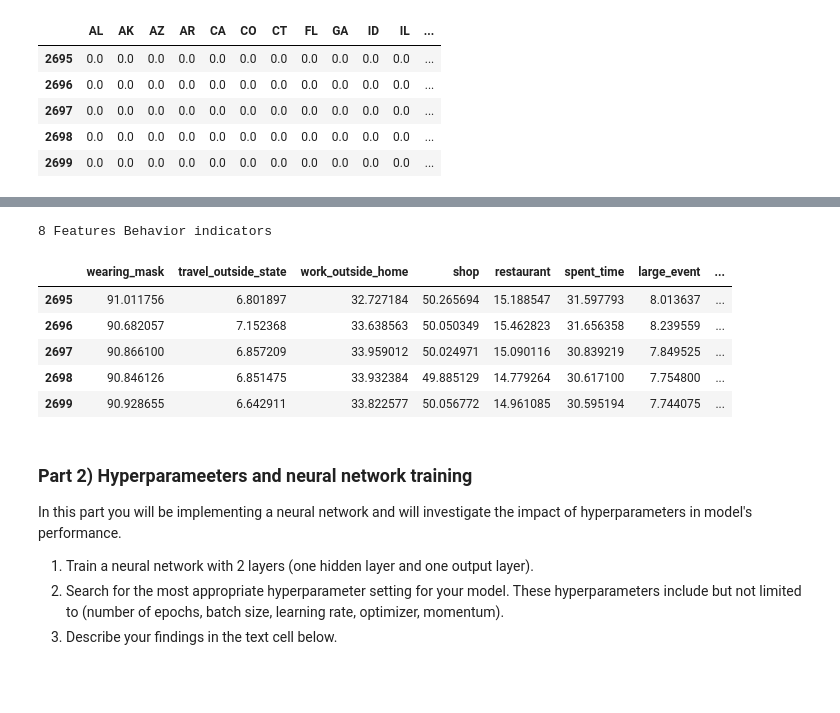
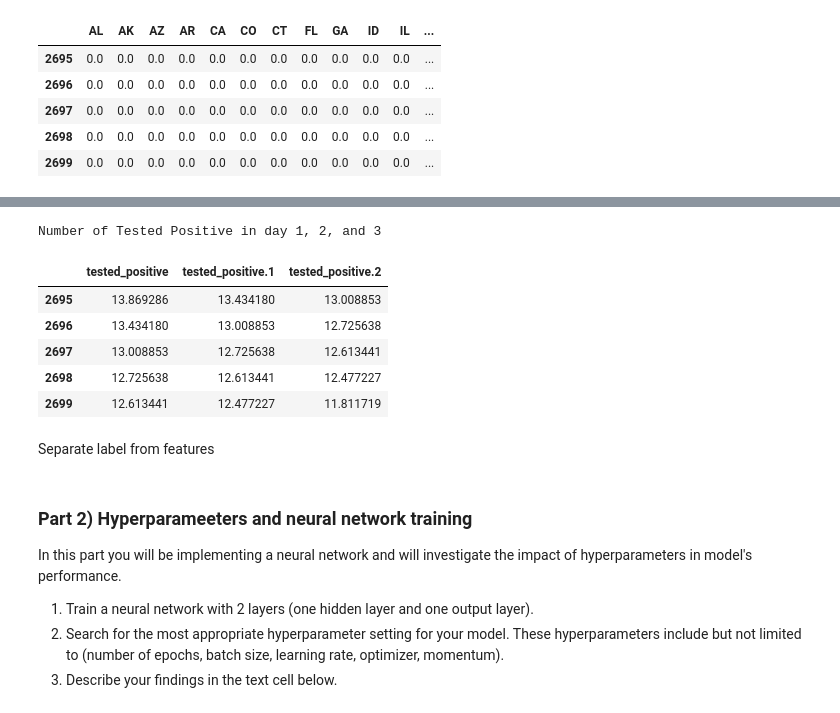
Before and after one commit to alexsalman/DeepLearningAssignments, a Jupyter notebook: Assignment_1.ipynb, the cells around one changed output, grey strips where cells are left out. Cells and saved outputs as stored; diff of their text form; code cells hidden in the pictures; blank space fills up the shorter version.

Commit message:
Understand the data - draft

```diff
--- a/Assignment_1.ipynb
+++ b/Assignment_1.ipynb
@@ -136,0 +144,11 @@ data.iloc[-5:,41:45]
+# %%
+print('8 Features Behavior indicators')
+pd.set_option("display.max_columns", len(data.columns))
+#data.iloc[-5:,45:53]
+data[['wearing_mask', 'travel_outside_state',
+       'work_outside_home', 'shop', 'restaurant', 'spent_time', 'large_event',
+       'public_transit','wearing_mask.1',
+       'travel_outside_state.1', 'work_outside_home.1', 'shop.1',
+       'restaurant.1', 'spent_time.1', 'large_event.1', 'public_transit.1',
+       'wearing_mask.2', 'travel_outside_state.2', 'work_outside_home.2', 'shop.2',
+       'restaurant.2', 'spent_time.2', 'large_event.2', 'public_transit.2']].tail()
@@ -136,0 +163,7 @@ data.iloc[-5:,41:45]
+# %%
+print('5 Features Mental health indicators')
+pd.set_option("display.max_columns", len(data.columns))
+#data.iloc[-5:,53:58]
+data[['anxious', 'depressed', 'felt_isolated', 'worried_become_ill', 'worried_finances',
+      'anxious.1', 'depressed.1', 'felt_isolated.1', 'worried_become_ill.1', 'worried_finances.1',
+      'anxious.2', 'depressed.2', 'felt_isolated.2', 'worried_become_ill.2', 'worried_finances.2']].tail()
@@ -137,15 +178,18 @@ data.iloc[-5:,41:45]
 # %%
-print('8 Features Behavior indicators')
+print('Number of Tested Positive in day 1, 2, and 3')
 pd.set_option("display.max_columns", len(data.columns))
-data.iloc[-5:,45:54]
+#data.iloc[-5:,58:59]
+data[['tested_positive', 'tested_positive.1', 'tested_positive.2']].tail()
 # %% [output]
-8 Features Behavior indicators
+Number of Tested Positive in day 1, 2, and 3
-|  | wearing_mask | travel_outside_state | work_outside_home | shop | restaurant | spent_time | large_event | ... |
-| 2695 | 91.011756 | 6.801897 | 32.727184 | 50.265694 | 15.188547 | 31.597793 | 8.013637 | ... |
-| 2696 | 90.682057 | 7.152368 | 33.638563 | 50.050349 | 15.462823 | 31.656358 | 8.239559 | ... |
-| 2697 | 90.866100 | 6.857209 | 33.959012 | 50.024971 | 15.090116 | 30.839219 | 7.849525 | ... |
-| 2698 | 90.846126 | 6.851475 | 33.932384 | 49.885129 | 14.779264 | 30.617100 | 7.754800 | ... |
-| 2699 | 90.928655 | 6.642911 | 33.822577 | 50.056772 | 14.961085 | 30.595194 | 7.744075 | ... |
+|  | tested_positive | tested_positive.1 | tested_positive.2 |
+| 2695 | 13.869286 | 13.434180 | 13.008853 |
+| 2696 | 13.434180 | 13.008853 | 12.725638 |
+| 2697 | 13.008853 | 12.725638 | 12.613441 |
+| 2698 | 12.725638 | 12.613441 | 12.477227 |
+| 2699 | 12.613441 | 12.477227 | 11.811719 |
+# %% [markdown]
+Separate label from features
 # %% [markdown]
 ### Part 2) Hyperparameeters and neural network training
 
```
Also changed, not shown: parts of 6 cells of this notebook.
